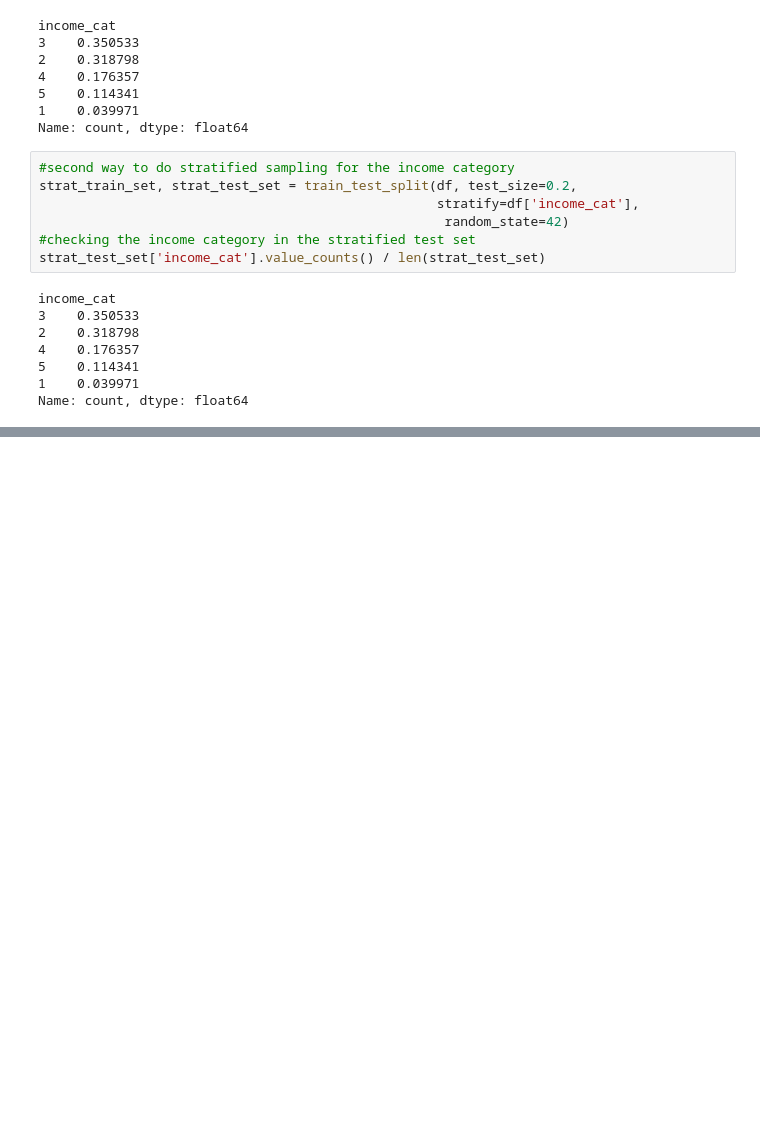
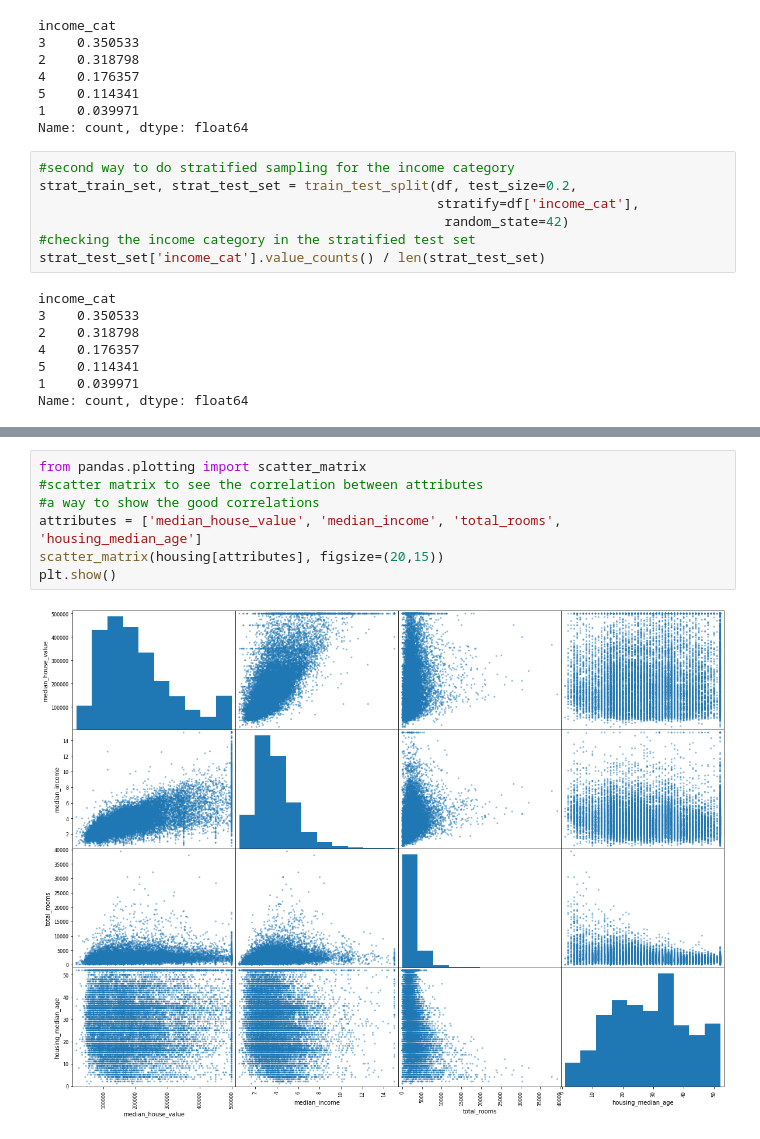
Before and after one commit to Arefe-Masnouie/housing_price, a Jupyter notebook: housing.ipynb, the cells around one changed output, grey strips where cells are left out. Drawn from its saved outputs; the diff is of its cells as text; blank space fills up the shorter version.

Commit message:
correlation

```diff
--- a/housing.ipynb
+++ b/housing.ipynb
@@ -114,0 +170,9 @@ Name: count, dtype: float64
+# %%
+from pandas.plotting import scatter_matrix
+#scatter matrix to see the correlation between attributes
+#a way to show the good correlations
+attributes = ['median_house_value', 'median_income', 'total_rooms', 'housing_median_age']
+scatter_matrix(housing[attributes], figsize=(20,15))
+plt.show()
+# %% [output]
+[figure, added]
```
Also changed, not shown: parts of 7 cells of this notebook.
